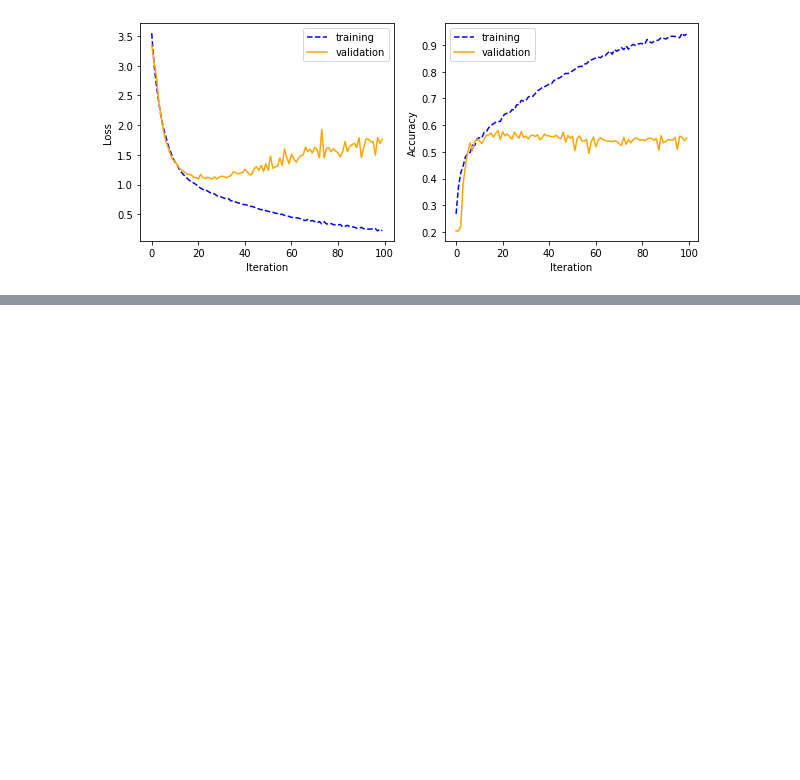
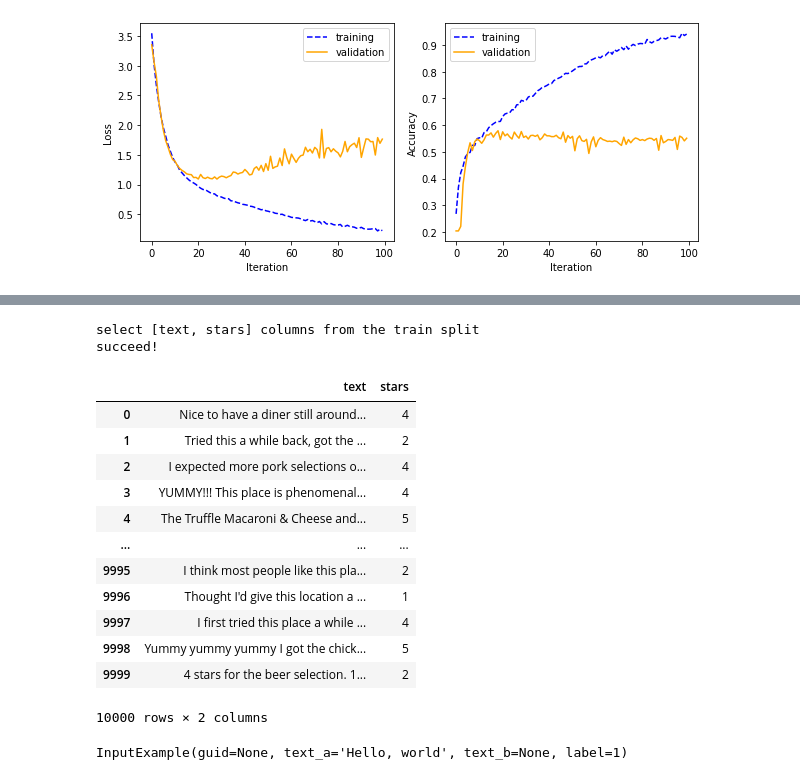
Before and after one commit to KevynUtopia/Text-Segmentation, a Jupyter notebook: group22_project1.ipynb, the cells around one changed output, grey strips where cells are left out. Cells and saved outputs as stored; diff of their text form; code cells hidden in the pictures; blank space fills up the shorter version.

```diff
--- a/group22_project1.ipynb
+++ b/group22_project1.ipynb
@@ -559,0 +621,43 @@ plt.show()
+# %%
+def load_data(split_name='train', columns=['text', 'stars']):
+    try:
+        print(f"select [{', '.join(columns)}] columns from the {split_name} split")
+        df = pd.read_csv(f'data_2021_spring/{split_name}.csv')
+        df = df.loc[:,columns]
+        print("succeed!")
+        return df
+    except:
+        print("Failed, then try to ")
+        print(f"select all columns from the {split_name} split")
+        df = pd.read_csv(f'data_2021_spring/{split_name}.csv')
+        return df
+# %%
+
+# load data
+train_df = load_data('train', columns=['text','stars'])
+# %% [output]
+select [text, stars] columns from the train split
+succeed!
+# %%
+train_df
+# %% [output]
+|  | text | stars |
+| 0 | Nice to have a diner still around... | 4 |
+| 1 | Tried this a while back, got the ... | 2 |
+| 2 | I expected more pork selections o... | 4 |
+| 3 | YUMMY!!! This place is phenomenal... | 4 |
+| 4 | The Truffle Macaroni & Cheese and... | 5 |
+| ... | ... | ... |
+| 9995 | I think most people like this pla... | 2 |
+| 9996 | Thought I'd give this location a ... | 1 |
+| 9997 | I first tried this place a while ... | 4 |
+| 9998 | Yummy yummy yummy I got the chick... | 5 |
+| 9999 | 4 stars for the beer selection. 1... | 2 |
+10000 rows × 2 columns
+# %%
+InputExample(guid=None,
+             text_a = "Hello, world",
+             text_b = None,
+             label = 1)
+# %% [output]
+InputExample(guid=None, text_a='Hello, world', text_b=None, label=1)
```
Also changed, not shown: parts of 7 cells of this notebook.
